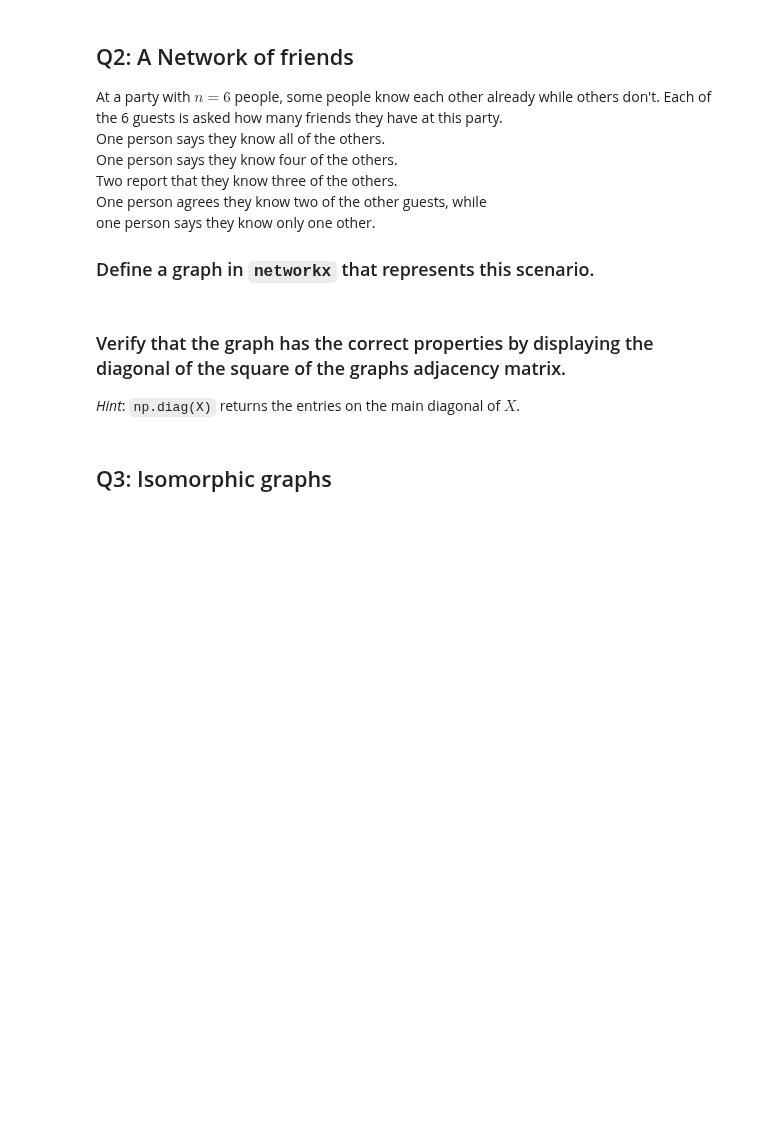
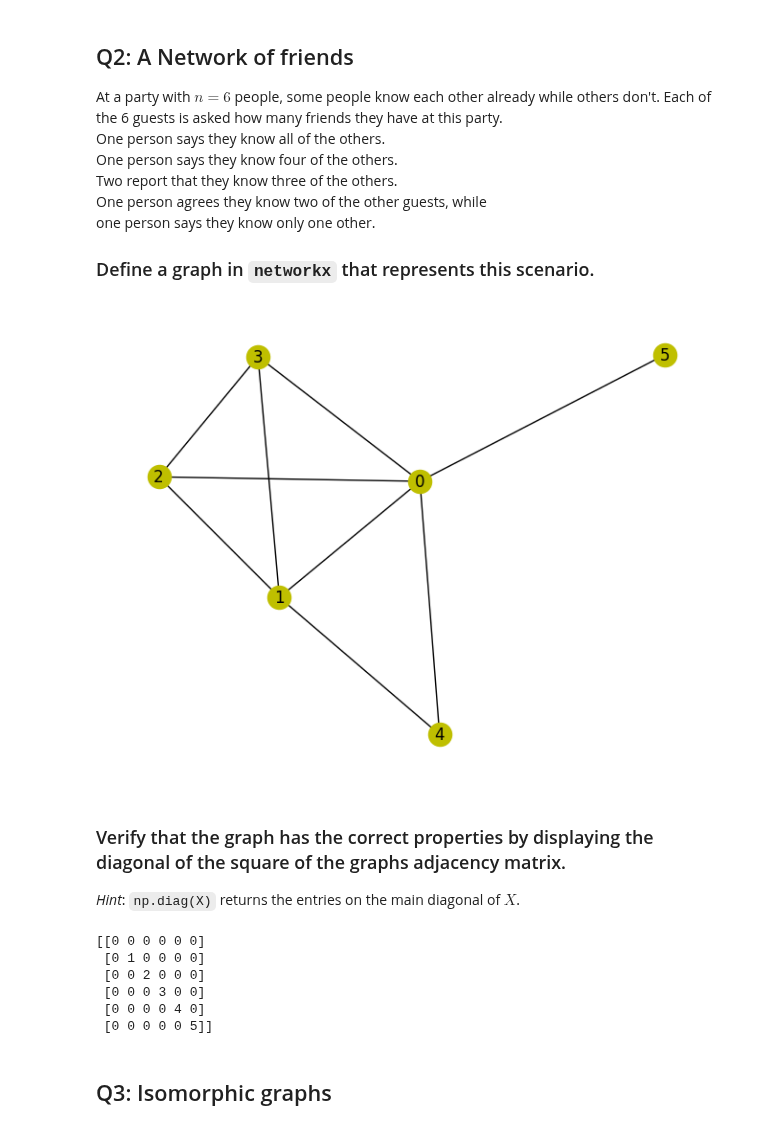
Before and after one commit to FionnMcA/CS4423, a Jupyter notebook: CS4423-Assignment-1.ipynb, the cells around one changed output. Drawn from its saved outputs; the diff is of its cells as text; code cells hidden in the pictures; blank space fills up the shorter version.

```diff
--- a/CS4423-Assignment-1.ipynb
+++ b/CS4423-Assignment-1.ipynb
@@ -70,13 +70,35 @@ if nx.is_bipartite(G1):
 
 ###    Define a graph in `networkx` that represents this   scenario.
 # %%
-### Give your answer in this cell. Add more cells if needed.
+node_degrees = [5, 4, 3, 3, 2, 1]
+G2 = nx.Graph()
+n = len(node_degrees)
+# Greedy approach - Iterates through each node, if its degree is greater than 0 it looks to find an edge between another node (If their degree is also greater than 0), it then adds an edge between those two nodes to the graph and decrements the degree of each node by 1
+for i in range(0, n):
+    for j in range(i +1, n):
+        if node_degrees[i] > 0 and node_degrees[j] > 0:
+            G2.add_edge(i, j)
+            node_degrees[i] -= 1
+            node_degrees[j] -= 1
+#     print(node_degrees)
+
+# print(G2.edges())
+nx.draw(G2, **opts)
+# %% [output]
+[figure, added]
 # %% [markdown]
 ### Verify that the graph has the correct properties by  displaying the diagonal of the square of the graphs adjacency  matrix.
 
 _Hint_: `np.diag(X)` returns the entries on the main diagonal of $X$.
 # %%
-### Give your answer in this cell. Add more cells if needed.
+print(np.diag(G2))
+# %% [output]
+[[0 0 0 0 0 0]
+ [0 1 0 0 0 0]
+ [0 0 2 0 0 0]
+ [0 0 0 3 0 0]
+ [0 0 0 0 4 0]
+ [0 0 0 0 0 5]]
 # %% [markdown]
 ## Q3: Isomorphic graphs
 # %% [markdown]
```
